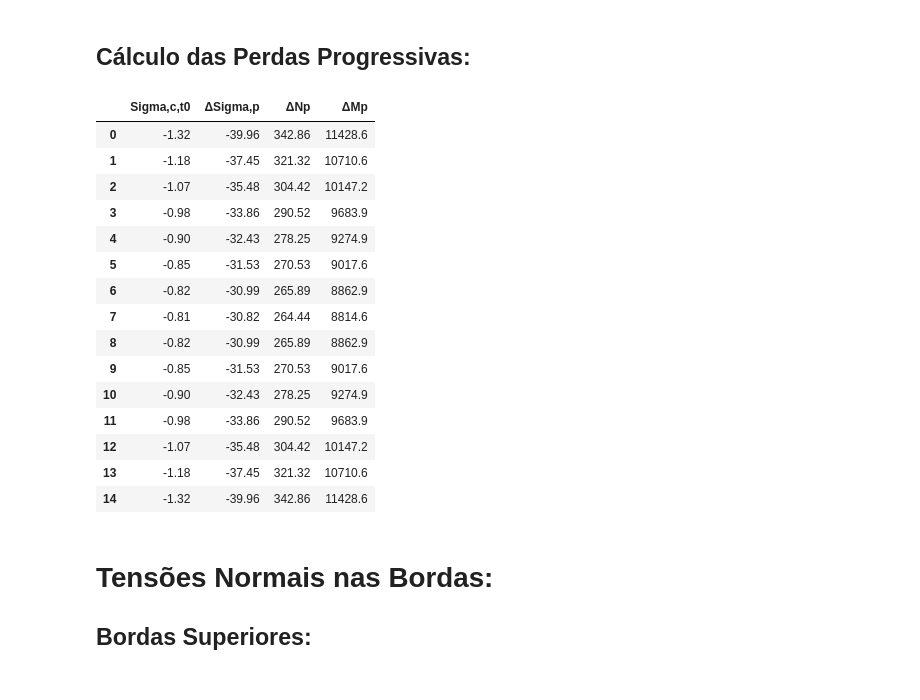
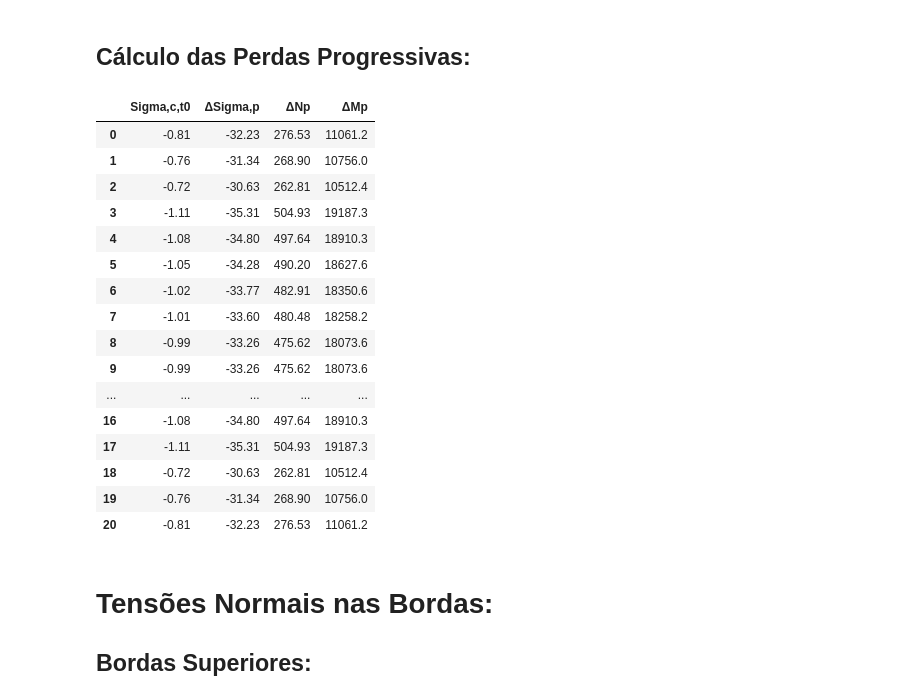
Before and after one commit to GarciaGabe/eng, a Jupyter notebook: Viga Protendida.ipynb, the cells around one changed output. Drawn from its saved outputs; the diff is of its cells as text; code cells hidden in the pictures.

```diff
--- a/Viga Protendida.ipynb
+++ b/Viga Protendida.ipynb
@@ -451,13 +459,13 @@ for i in range(len(qntCordoalhas)):
 W_cp = []
 
 for i in range(len(qntCordoalhas)):
-    W_cp.append(round(Inercia/e_p_i[i],0))
+    W_cp.append(round(I_c/e_p_i[i],0))
 
 alpha_p0 = E_p / E_cst0
 
 K_p0 = []
 for i in range(len(qntCordoalhas)):
-    K_p0.append(round(alpha_p0*A_p[i]*(1/Area+e_p_i[i]/W_cp[i]),4))
+    K_p0.append(round(alpha_p0*A_p[i]*(1/A_c+e_p_i[i]/W_cp[i]),4))
 
 sigma_p = []
 for i in range(len(qntCordoalhas)):
@@ -489,7 +497,7 @@ x1_anc = []
 x2_anc = []
 
 for i in range(len(qntCordoalhas)):
-    M_g.append(round( W_s*( (N_p[i]/Area) -(M_p[i]/W_s) + sigma_ct0),2) )
+    M_g.append(round( W_s*( (N_p[i]/A_c) -(M_p[i]/W_s) + sigma_ct0),2) )
     #print("M_g["+str(i)+"]:",M_g[i])
 
 for i in range(len(qntCordoalhas)):
@@ -536,7 +544,7 @@ display(tabela2)
 # s = 0.20 para concreto de cimento CP-V
 s = 0.20
 t_0 = 10
-t_F = 10000
+t_F = 18250
 
 
 beta_0 = exp(s*(1-(28/t_0)**0.5))
@@ -578,7 +586,7 @@ gamma = 1 + exp(-7.8 + 0.1 * U)
 
 u_ar = ( 2*h + 2*b )
 
-h_fic = gamma*(2*Area)/u_ar
+h_fic = gamma*(2*A_c)/u_ar
 
 phi_c2 = (42+h_fic)/(20+h_fic)
 
@@ -727,54 +736,74 @@ display(tabela3)
 progressivas = []
 
 for i in range(4):
     progressivas.append([0] * nS)
 
 alpha_p = E_p/E_cs
+
+delta_Np_max = 0
+delta_Mp_max = 0
 
 for i in range(nS):
     pos_i = relax[1][i]
     momento = 0.5*Q_t0*pos_i*(Vao-pos_i)
     #momento = esforcos[1][i]
     #print("Momento seção "+str(i)+": "+str(int(momento)))
     for j in range(len(qntCordoalhas)-1,-1,-1):
         if(relax[1][i] >= x1_anc[j] and relax[1][i] <= x2_anc[j]):
             sigma_pi = sigma_p[j]
             Npi = N_p[j]
             Mpi = M_p[j]
             Wcpi = W_cp[j]
             e_pp = e_p_i[j]
             A_pp = A_p[j]
             break
-    progressivas[0][i] = round(Npi/Area + Mpi/Wcpi + momento/Wcpi,2)
-    #print(Npi,Mpi)
-    K_p = alpha_p*A_pp*(1/Area + e_pp/Wcpi)
-    progressivas[1][i] = round( (( progressivas[0][i]*phi_t/E_cs + epsilon_cs - sigma_pi/E_p*relax[6][i] ) / (1 + relax[6][i] + K_p*(1+0.5*phi_t)) )*E_p,2)
-    progressivas[2][i] = -round(progressivas[1][i]*A_pp  ,2)
-    progressivas[3][i] = round(progressivas[2][i]*e_pp ,1)
+        else:
+            sigma_pi = 0
+            Npi = 0
+            Mpi = 0
+            Wcpi = 0
+            e_pp = 0
+            A_pp = 0
+
+    if (Npi != 0):
+        progressivas[0][i] = round(Npi/A_c + Mpi/Wcpi + momento/Wcpi,2)
+        K_p = alpha_p*A_pp*(1/A_c + e_pp/Wcpi)
+        progressivas[1][i] = round( (( progressivas[0][i]*phi_t/E_cs + epsilon_cs - sigma_pi/E_p*relax[6][i] ) / (1 + relax[6][i] + K_p*(1+0.5*phi_t)) )*E_p,2)
+        progressivas[2][i] = -round(progressivas[1][i]*A_pp  ,2)
+        progressivas[3][i] = round(progressivas[2][i]*e_pp ,1)
+        if(progressivas[2][i] > delta_Np_max):
+            delta_Np_max = progressivas[2][i]
+            delta_Mp_max = progressivas[3][i]
+    else:
+        progressivas[0][i] = 0
+        progressivas[1][i] = 0
+        progressivas[2][i] = 0
+        progressivas[3][i] = 0
 
 
 
 tabela4 = pd.DataFrame(progressivas)
 tabela4 = tabela4.transpose()
 tabela4.rename(columns={0:'Sigma,c,t0',1:'\u0394Sigma,p',2:'\u0394Np',3:'\u0394Mp'},inplace = True)
 display(tabela4)
 # %% [output]
 |  | Sigma,c,t0 | ΔSigma,p | ΔNp | ΔMp |
-| 0 | -1.32 | -39.96 | 342.86 | 11428.6 |
-| 1 | -1.18 | -37.45 | 321.32 | 10710.6 |
-| 2 | -1.07 | -35.48 | 304.42 | 10147.2 |
-| 3 | -0.98 | -33.86 | 290.52 | 9683.9 |
-| 4 | -0.90 | -32.43 | 278.25 | 9274.9 |
-| 5 | -0.85 | -31.53 | 270.53 | 9017.6 |
-| 6 | -0.82 | -30.99 | 265.89 | 8862.9 |
-| 7 | -0.81 | -30.82 | 264.44 | 8814.6 |
-| 8 | -0.82 | -30.99 | 265.89 | 8862.9 |
-| 9 | -0.85 | -31.53 | 270.53 | 9017.6 |
-| 10 | -0.90 | -32.43 | 278.25 | 9274.9 |
-| 11 | -0.98 | -33.86 | 290.52 | 9683.9 |
-| 12 | -1.07 | -35.48 | 304.42 | 10147.2 |
-| 13 | -1.18 | -37.45 | 321.32 | 10710.6 |
-| 14 | -1.32 | -39.96 | 342.86 | 11428.6 |
+| 0 | -0.81 | -32.23 | 276.53 | 11061.2 |
+| 1 | -0.76 | -31.34 | 268.90 | 10756.0 |
+| 2 | -0.72 | -30.63 | 262.81 | 10512.4 |
+| 3 | -1.11 | -35.31 | 504.93 | 19187.3 |
+| 4 | -1.08 | -34.80 | 497.64 | 18910.3 |
+| 5 | -1.05 | -34.28 | 490.20 | 18627.6 |
+| 6 | -1.02 | -33.77 | 482.91 | 18350.6 |
+| 7 | -1.01 | -33.60 | 480.48 | 18258.2 |
+| 8 | -0.99 | -33.26 | 475.62 | 18073.6 |
+| 9 | -0.99 | -33.26 | 475.62 | 18073.6 |
+| ... | ... | ... | ... | ... |
+| 16 | -1.08 | -34.80 | 497.64 | 18910.3 |
+| 17 | -1.11 | -35.31 | 504.93 | 19187.3 |
+| 18 | -0.72 | -30.63 | 262.81 | 10512.4 |
+| 19 | -0.76 | -31.34 | 268.90 | 10756.0 |
+| 20 | -0.81 | -32.23 | 276.53 | 11061.2 |
 # %% [markdown]
 # Tensões Normais nas Bordas:
 
```
Also changed, not shown: parts of 41 cells of this notebook.
